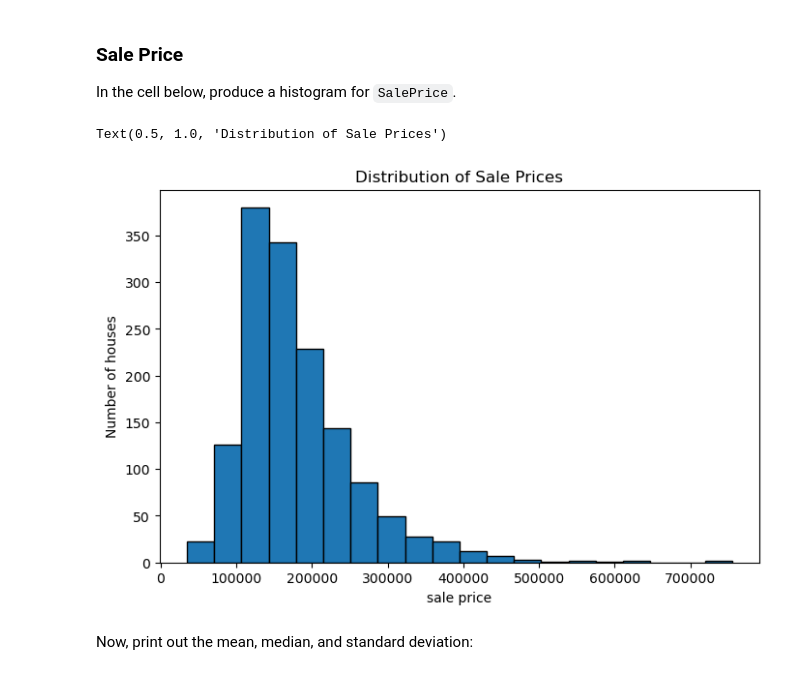
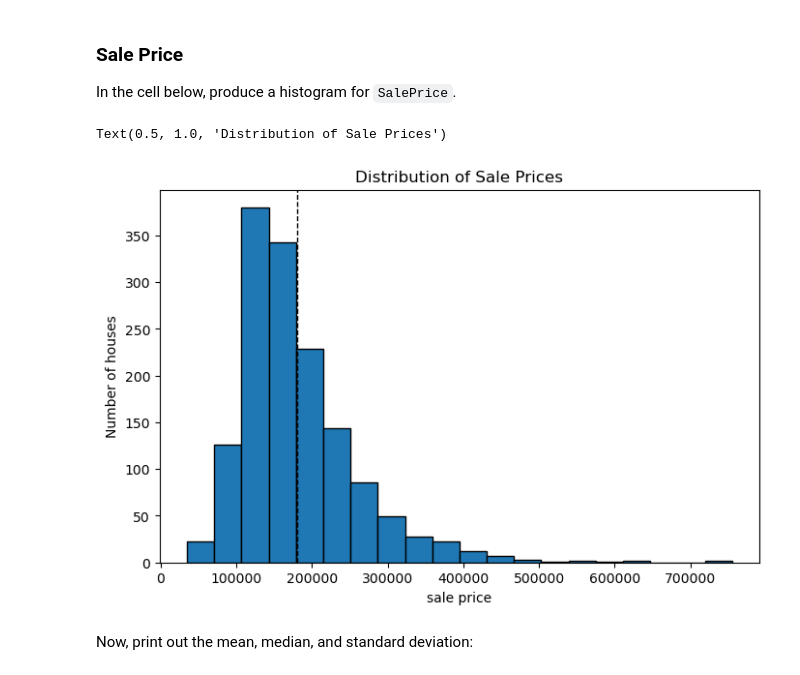
Before and after one commit to Bandersnatch09/Pandas-EDA-lab, a Jupyter notebook: index.ipynb, the cells around one changed output. Cells and saved outputs as stored; diff of their text form; code cells hidden in the pictures.

```diff
--- a/index.ipynb
+++ b/index.ipynb
@@ -167,15 +167,17 @@ In the cell below, produce a histogram for `SalePrice`.
 # %%
 # Your code here
 sales_price_col =df['SalePrice']
+mean_sale_price = sales_price_col.mean()
 
 plt.figure(figsize=(8,5))
 plt.hist(sales_price_col, bins=20, edgecolor='black')
+plt.axvline(mean_sale_price, color='black', linestyle='dashed', linewidth=1)
 plt.xlabel('sale price')
 plt.ylabel('Number of houses')
 plt.title('Distribution of Sale Prices')
 # %% [output]
 Text(0.5, 1.0, 'Distribution of Sale Prices')
-[figure, old version]
+[figure, new version]
 # %% [markdown]
 Now, print out the mean, median, and standard deviation:
 # %%
```
